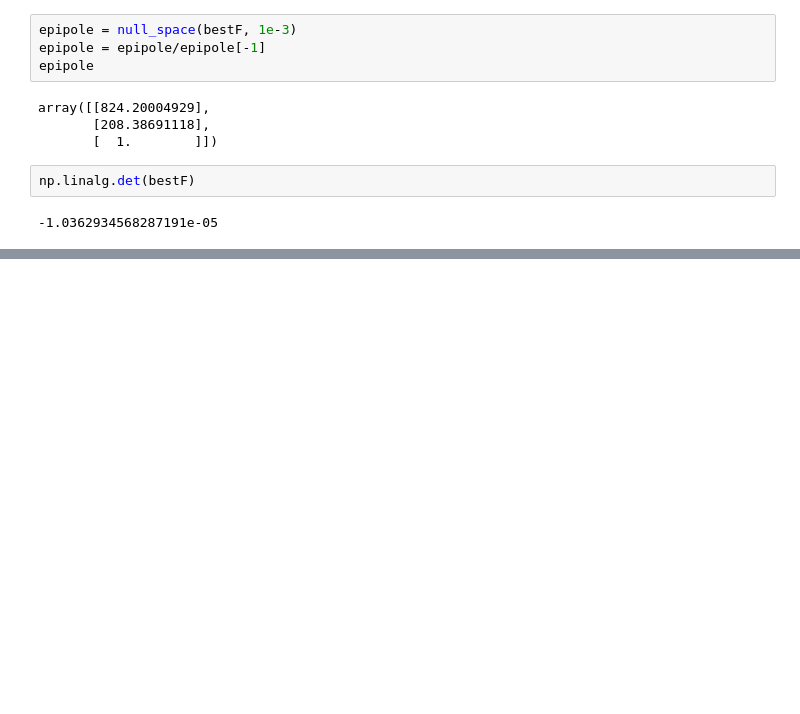
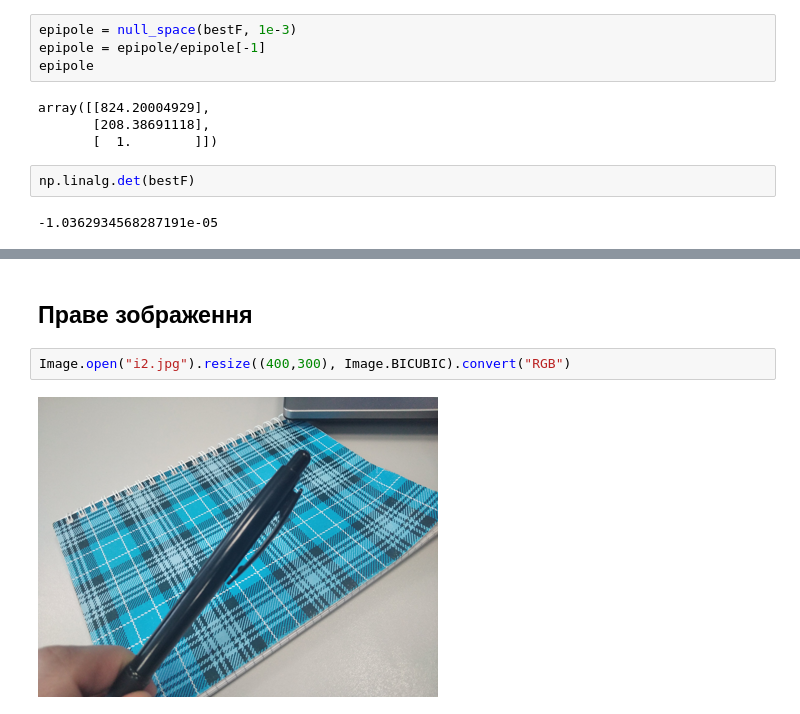
Before and after one commit to ArcaneStudent/stereolabs, a Jupyter notebook: lab2/lab2.ipynb, the cells around one changed output, grey strips where cells are left out. Cells and saved outputs as stored; diff of their text form; blank space fills up the shorter version.

```diff
--- a/lab2/lab2.ipynb
+++ b/lab2/lab2.ipynb
@@ -285,0 +300,6 @@ epipole.shape
+# %% [markdown]
+## Праве зображення
+# %%
+Image.open("i2.jpg").resize((400,300), Image.BICUBIC).convert("RGB")
+# %% [output]
+[figure, added]
```
Also changed, not shown: parts of 19 cells of this notebook.
